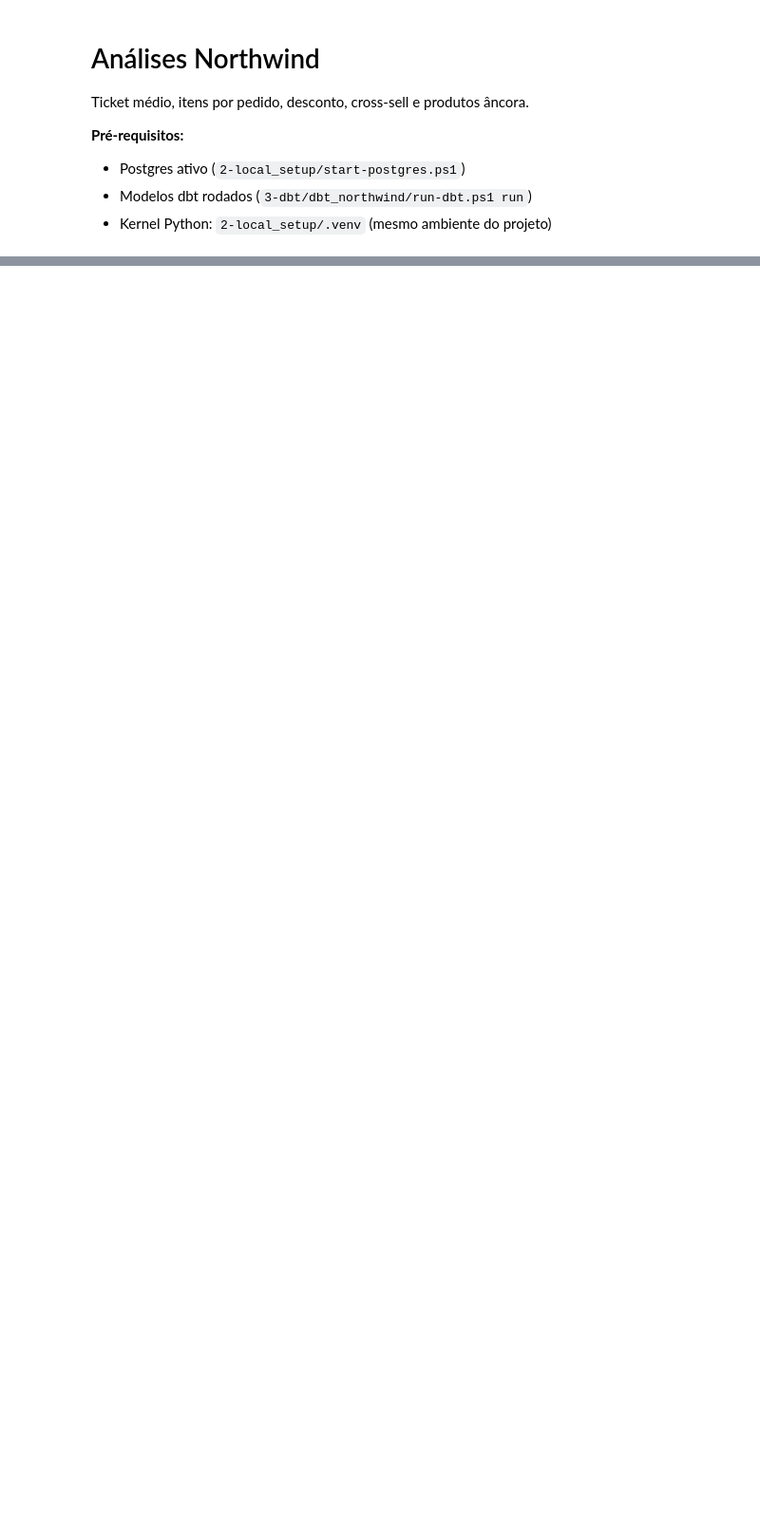
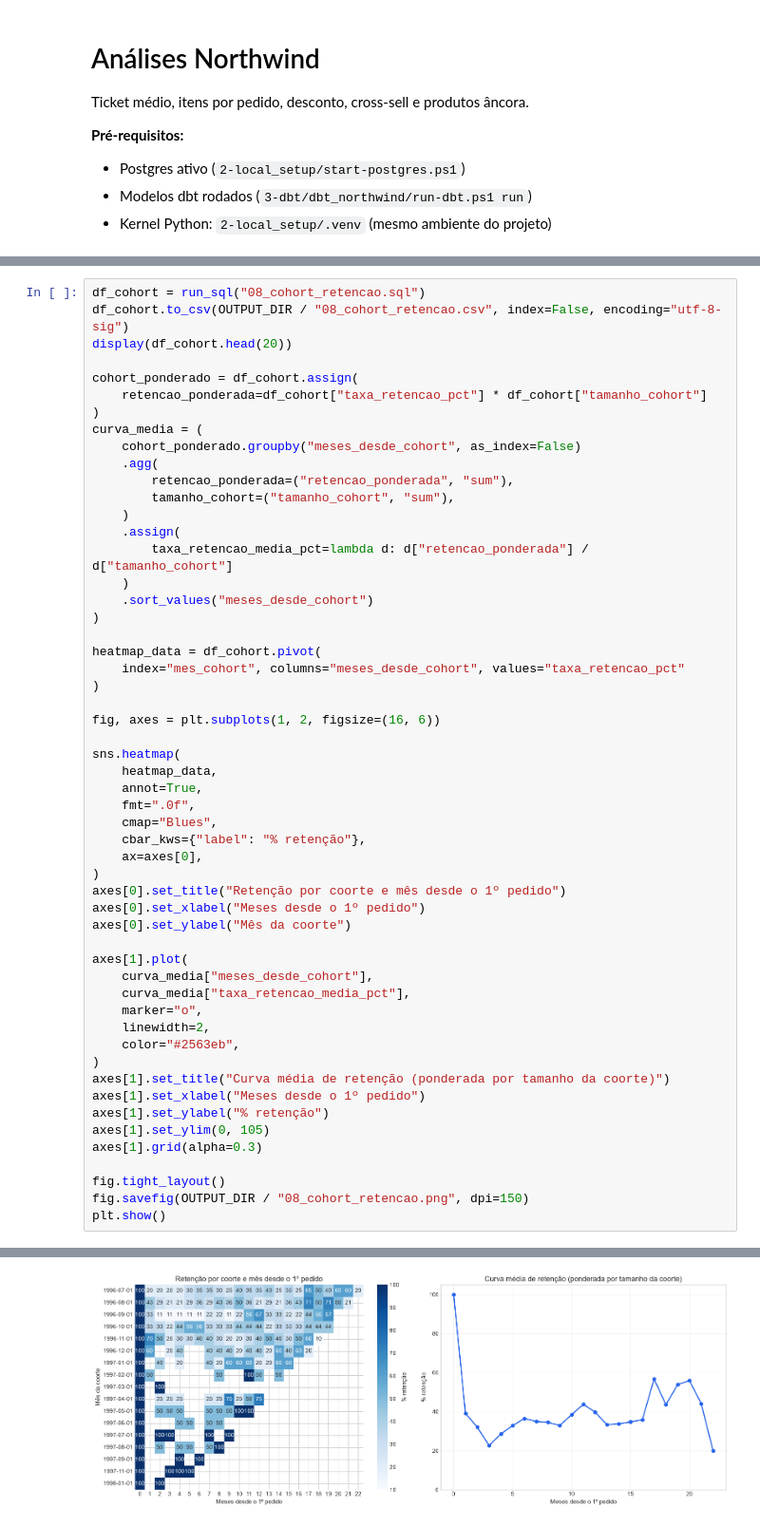
Before and after one commit to thalesluizbraga/dbt_northwind, a Jupyter notebook: 5-bi_report/northwind_analyses.ipynb, the cells around one changed output, grey strips where cells are left out. Shown at 95% size. Drawn from its saved outputs; the diff is of its cells as text; blank space fills up the shorter version.

Commit message:
adicao das analises de cohort, clientes em declinio e churn vs ativos
Co-authored-by: Cursor <cursoragent@cursor.com>

```diff
--- a/5-bi_report/northwind_analyses.ipynb
+++ b/5-bi_report/northwind_analyses.ipynb
@@ -140,0 +208,55 @@ plt.show()
+# %%
+df_cohort = run_sql("08_cohort_retencao.sql")
+df_cohort.to_csv(OUTPUT_DIR / "08_cohort_retencao.csv", index=False, encoding="utf-8-sig")
+display(df_cohort.head(20))
+
+cohort_ponderado = df_cohort.assign(
+    retencao_ponderada=df_cohort["taxa_retencao_pct"] * df_cohort["tamanho_cohort"]
+)
+curva_media = (
+    cohort_ponderado.groupby("meses_desde_cohort", as_index=False)
+    .agg(
+        retencao_ponderada=("retencao_ponderada", "sum"),
+        tamanho_cohort=("tamanho_cohort", "sum"),
+    )
+    .assign(
+        taxa_retencao_media_pct=lambda d: d["retencao_ponderada"] / d["tamanho_cohort"]
+    )
+    .sort_values("meses_desde_cohort")
+)
+
+heatmap_data = df_cohort.pivot(
+    index="mes_cohort", columns="meses_desde_cohort", values="taxa_retencao_pct"
+)
+
+fig, axes = plt.subplots(1, 2, figsize=(16, 6))
+
+sns.heatmap(
+    heatmap_data,
+    annot=True,
+    fmt=".0f",
+    cmap="Blues",
+    cbar_kws={"label": "% retenção"},
+    ax=axes[0],
+)
+axes[0].set_title("Retenção por coorte e mês desde o 1º pedido")
+axes[0].set_xlabel("Meses desde o 1º pedido")
+axes[0].set_ylabel("Mês da coorte")
+
+axes[1].plot(
+    curva_media["meses_desde_cohort"],
+    curva_media["taxa_retencao_media_pct"],
+    marker="o",
+    linewidth=2,
+    color="#2563eb",
+)
+axes[1].set_title("Curva média de retenção (ponderada por tamanho da coorte)")
+axes[1].set_xlabel("Meses desde o 1º pedido")
+axes[1].set_ylabel("% retenção")
+axes[1].set_ylim(0, 105)
+axes[1].grid(alpha=0.3)
+
+fig.tight_layout()
+fig.savefig(OUTPUT_DIR / "08_cohort_retencao.png", dpi=150)
+plt.show()
+# %% [output]
@@ -140,0 +280 @@ plt.show()
+[figure, added]
```
Also changed, not shown: parts of 30 cells of this notebook, 24 other files.
